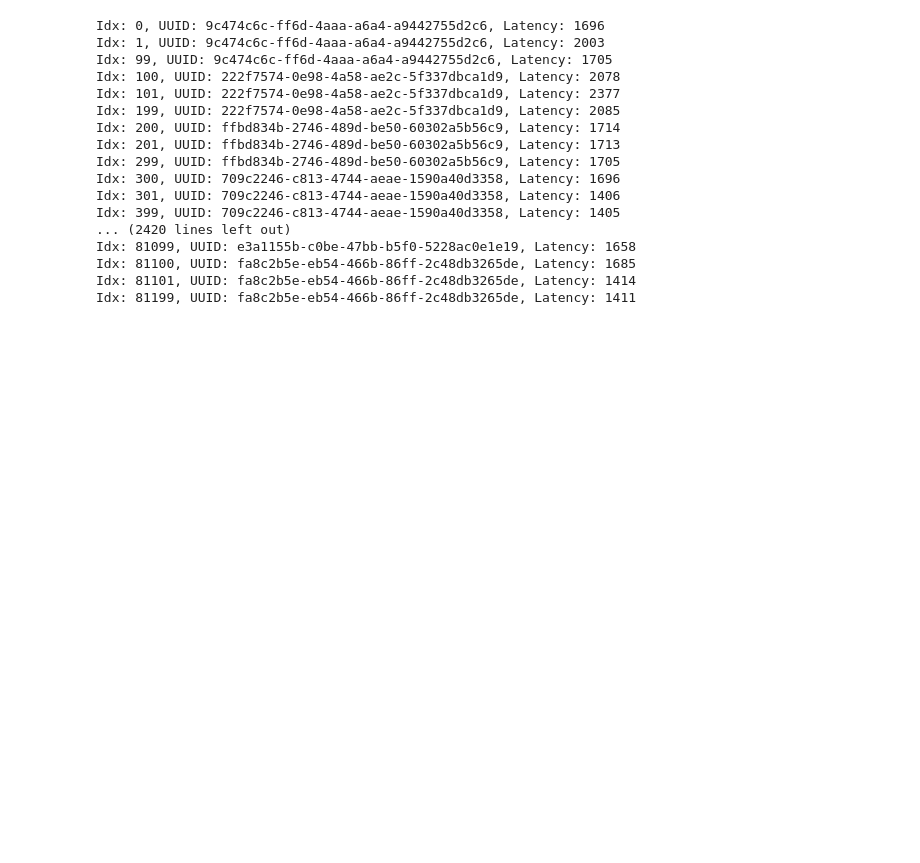
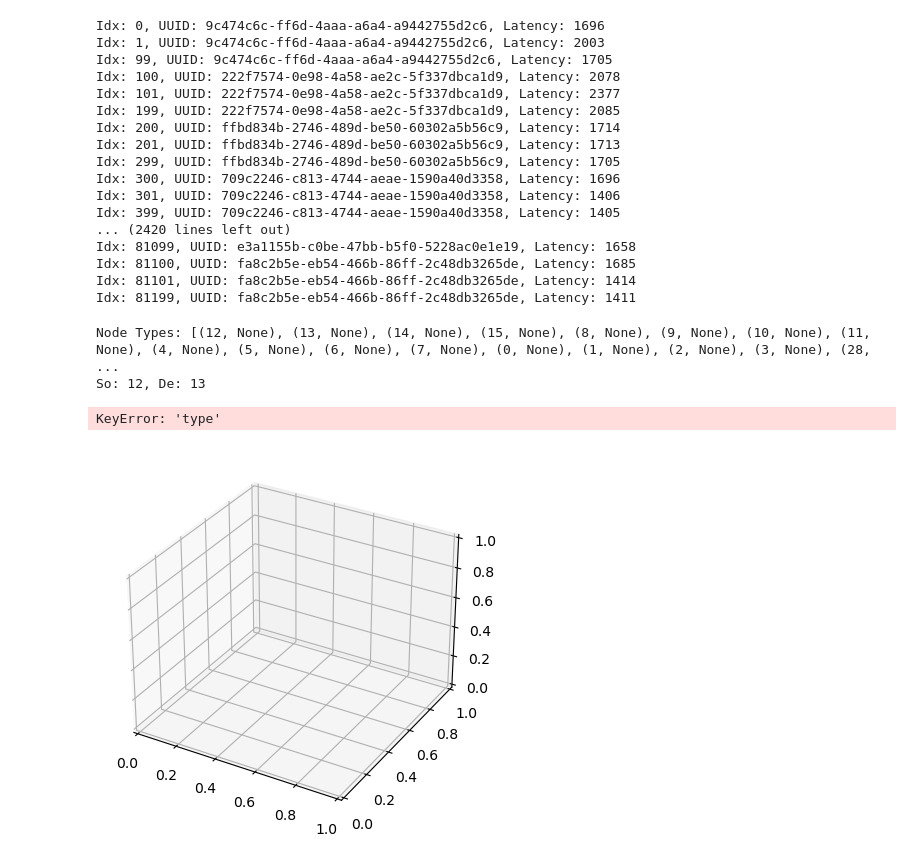
Before and after one commit to faseelmo/noc_latency_predictor, a Jupyter notebook: training_data/notebooks/save_data_for_training.ipynb, the cells around one changed output. Drawn from its saved outputs; the diff is of its cells as text; code cells hidden in the pictures; blank space fills up the shorter version.

Commit message:
Using Graph_Utils inside notebook. Dataset changed in the main function of Graph_Utils from task_7 to task_from_graph

```diff
--- a/training_data/notebooks/save_data_for_training.ipynb
+++ b/training_data/notebooks/save_data_for_training.ipynb
@@ -99,3 +99,39 @@ random_seed = 42
 
 training_dataset, testing_dataset = train_test_split(
     list_of_unique_graphs, test_size=0.2, random_state=random_seed)
+# %%
+from utils.Graph_Utils import GraphUtils
+
+
+def process_dataset(dataset):
+    for idx, list_of_same_graph in enumerate(dataset):
+        for dag in list_of_same_graph:
+            data_network = dag['network']
+
+            data_dag = dag['task_dag']
+            data_map = dag['map']
+            # data_dag.plot(show_node_attrib=False) # Uncomment to visualize the task graph in 2d
+
+            data_target = dag['network_processing_time']
+
+            graph = GraphUtils(data_network)
+            dag_on_network, new_map = graph.dag_on_network(data_dag, data_map)
+
+            graph_with_link_nodes = graph.create_link_nodes(
+                dag_on_network, new_map)
+
+            graph.visualize_network_3d(graph_with_link_nodes)
+
+            graph_tensor = graph.generate_tensor(
+                graph_with_link_nodes, target_=data_target, debug_=True)
+
+            break
+        break
+
+
+process_dataset(training_dataset)
+# %% [output]
+Node Types: [(12, None), (13, None), (14, None), (15, None), (8, None), (9, None), (10, None), (11, None), (4, None), (5, None), (6, None), (7, None), (0, None), (1, None), (2, None), (3, None), (28,  ...
+So: 12, De: 13
+KeyError: 'type'
+[figure, added]
```
Also changed, not shown: 1 other file.
